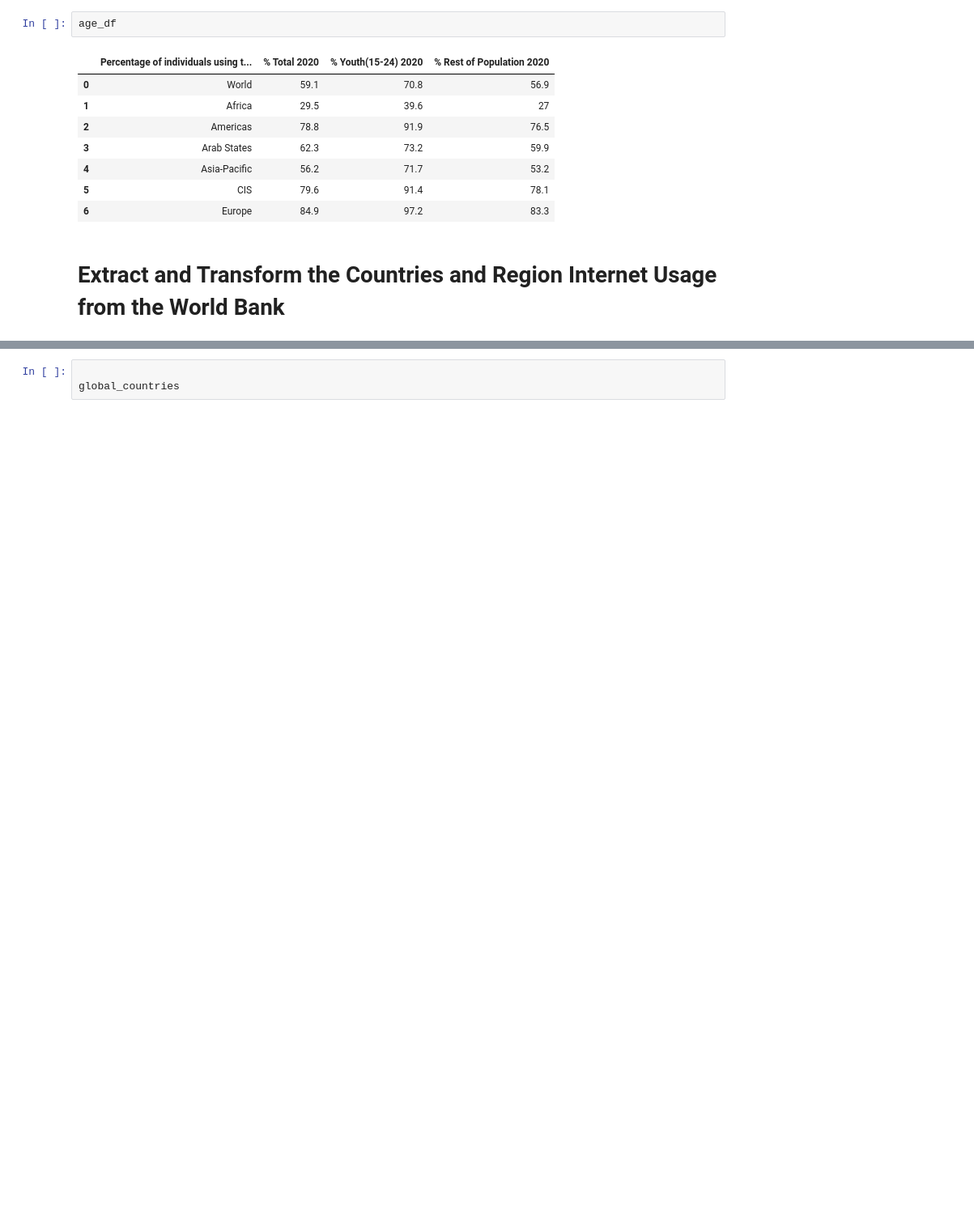
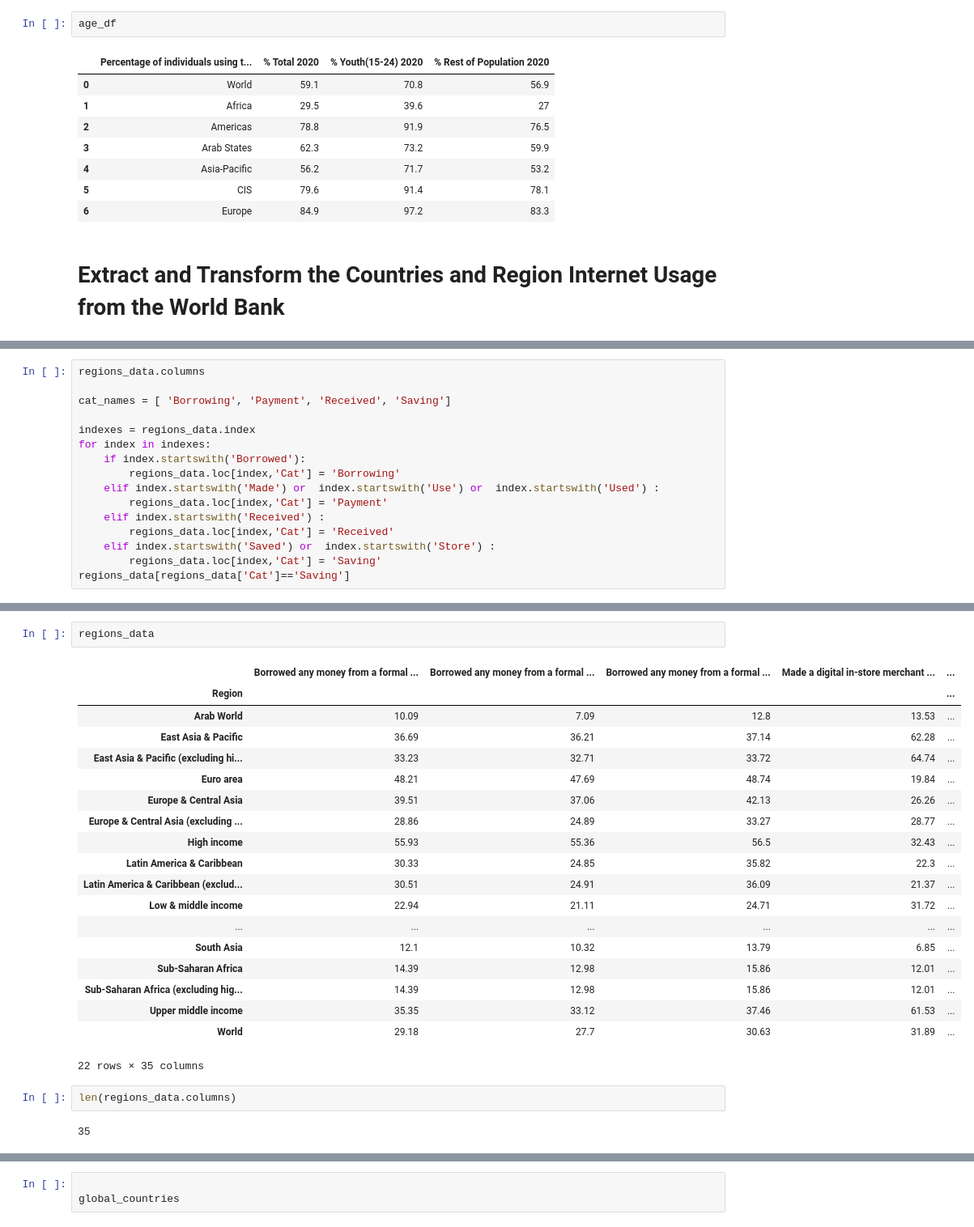
Before and after one commit to khadra1/Global-Connectivity, a Jupyter notebook: notebooks/cleaning_data.ipynb, the cells around one changed output, grey strips where cells are left out. Shown at 81% size. Cells and saved outputs as stored; diff of their text form; blank space fills up the shorter version.

```diff
--- a/notebooks/cleaning_data.ipynb
+++ b/notebooks/cleaning_data.ipynb
@@ -365,0 +310,16 @@ world_bank_regions
+# %%
+regions_data.columns
+
+cat_names = [ 'Borrowing', 'Payment', 'Received', 'Saving']
+
+indexes = regions_data.index
+for index in indexes:
+    if index.startswith('Borrowed'):
+        regions_data.loc[index,'Cat'] = 'Borrowing'
+    elif index.startswith('Made') or  index.startswith('Use') or  index.startswith('Used') :
+        regions_data.loc[index,'Cat'] = 'Payment'
+    elif index.startswith('Received') :
+        regions_data.loc[index,'Cat'] = 'Received'
+    elif index.startswith('Saved') or  index.startswith('Store') :
+        regions_data.loc[index,'Cat'] = 'Saving'
+regions_data[regions_data['Cat']=='Saving']
@@ -365,0 +337,26 @@ world_bank_regions
+# %%
+regions_data
+# %% [output]
+|  | Borrowed any money from a formal ... | Borrowed any money from a formal ... | Borrowed any money from a formal ... | Made a digital in-store merchant ... | ... |
+| Region |  |  |  |  | ... |
+| Arab World | 10.09 | 7.09 | 12.8 | 13.53 | ... |
+| East Asia & Pacific | 36.69 | 36.21 | 37.14 | 62.28 | ... |
+| East Asia & Pacific (excluding hi... | 33.23 | 32.71 | 33.72 | 64.74 | ... |
+| Euro area | 48.21 | 47.69 | 48.74 | 19.84 | ... |
+| Europe & Central Asia | 39.51 | 37.06 | 42.13 | 26.26 | ... |
+| Europe & Central Asia (excluding ... | 28.86 | 24.89 | 33.27 | 28.77 | ... |
+| High income | 55.93 | 55.36 | 56.5 | 32.43 | ... |
+| Latin America & Caribbean | 30.33 | 24.85 | 35.82 | 22.3 | ... |
+| Latin America & Caribbean (exclud... | 30.51 | 24.91 | 36.09 | 21.37 | ... |
+| Low & middle income | 22.94 | 21.11 | 24.71 | 31.72 | ... |
+| ... | ... | ... | ... | ... | ... |
+| South Asia | 12.1 | 10.32 | 13.79 | 6.85 | ... |
+| Sub-Saharan Africa | 14.39 | 12.98 | 15.86 | 12.01 | ... |
+| Sub-Saharan Africa (excluding hig... | 14.39 | 12.98 | 15.86 | 12.01 | ... |
+| Upper middle income | 35.35 | 33.12 | 37.46 | 61.53 | ... |
+| World | 29.18 | 27.7 | 30.63 | 31.89 | ... |
+22 rows × 35 columns
+# %%
+len(regions_data.columns)
+# %% [output]
+35
```
Also changed, not shown: parts of 18 cells of this notebook, 8 other files.
